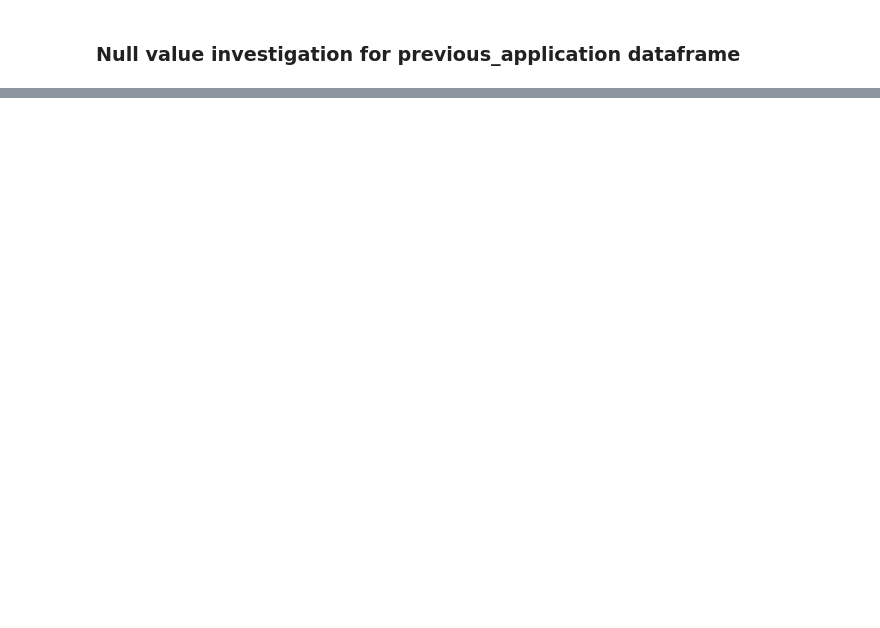
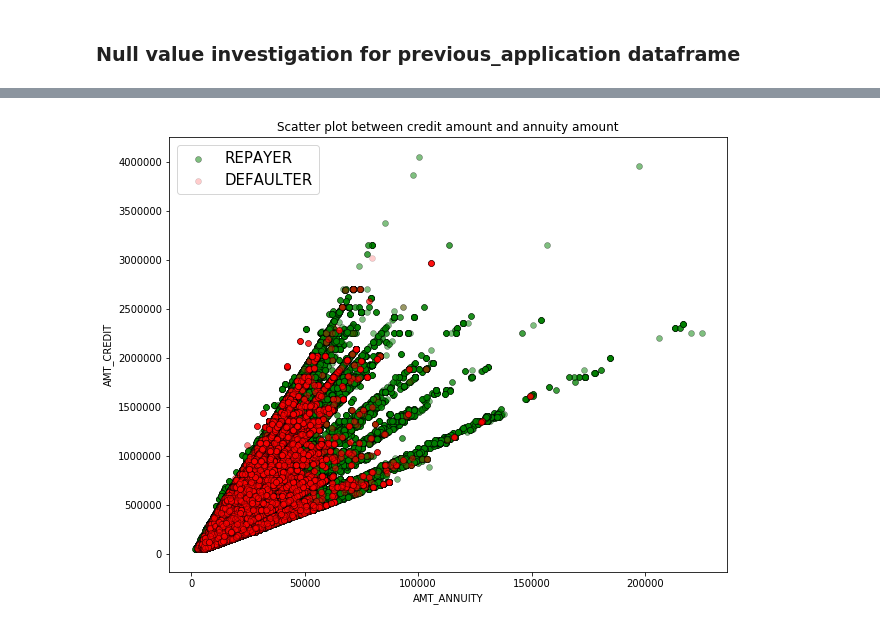
Before and after one commit to padma-it/DataScienceCaseStudies, a Jupyter notebook: Credit EDA/EDA Case Study - Bank Loan - Amrita.ipynb, the cells around one changed output, grey strips where cells are left out. Cells and saved outputs as stored; diff of their text form; code cells hidden in the pictures; blank space fills up the shorter version.

```diff
--- a/Credit EDA/EDA Case Study - Bank Loan - Amrita.ipynb
+++ b/Credit EDA/EDA Case Study - Bank Loan - Amrita.ipynb
@@ -115,0 +318,5 @@ plt.show()
+# %%
+# Repeating null value column treatment similar to last dataframe and delete columns with more than 40% null values
+cols = previousDF.columns[previousDF.isnull().mean()>=0.4]
+previousDF.drop(cols, axis=1,inplace=True)
+previousDF.columns
@@ -115,0 +325,5 @@ plt.show()
+# %%
+#Remove unnecessary columns
+drop_column_names = ['WEEKDAY_APPR_PROCESS_START','HOUR_APPR_PROCESS_START']
+previousDF.drop(columns=drop_column_names, axis=1, inplace=True)
+previousDF.head()
@@ -115,0 +337,4 @@ plt.show()
+# %%
+#merge both the dataframe on SK_ID_CURR with Inner Joins
+loan_process_df = pd.merge(applicationDF, previousDF, on='SK_ID_CURR')
+loan_process_df.head(1)
@@ -115,0 +344,5 @@ plt.show()
+# %%
+#drop unnecessary extra columns
+drop_column_names = ['SK_ID_CURR','SK_ID_PREV']
+loan_process_df.drop(columns=drop_column_names, axis=1, inplace=True)
+loan_process_df.head(1)
@@ -115,0 +356,13 @@ plt.show()
+# %%
+fig = plt.figure(figsize=(10,8))
+plt.scatter(loan_process_df[loan_process_df["TARGET"]==0]['AMT_ANNUITY_x'],loan_process_df[loan_process_df["TARGET"]==0]['AMT_CREDIT_x'],s=35,
+            color="g",alpha=.5,label="REPAYER",linewidth=.5,edgecolor="k")
+plt.scatter(loan_process_df[loan_process_df["TARGET"]==1]['AMT_ANNUITY_x'],loan_process_df[loan_process_df["TARGET"]==1]['AMT_CREDIT_x'],s=35,
+            color="r",alpha=.2,label="DEFAULTER",linewidth=.5,edgecolor="k")
+plt.legend(loc="best",prop={"size":15})
+plt.xlabel("AMT_ANNUITY")
+plt.ylabel("AMT_CREDIT")
+plt.title("Scatter plot between credit amount and annuity amount")
+plt.show()
+# %% [output]
+[figure, added]
```
Also changed, not shown: parts of 41 cells of this notebook.
